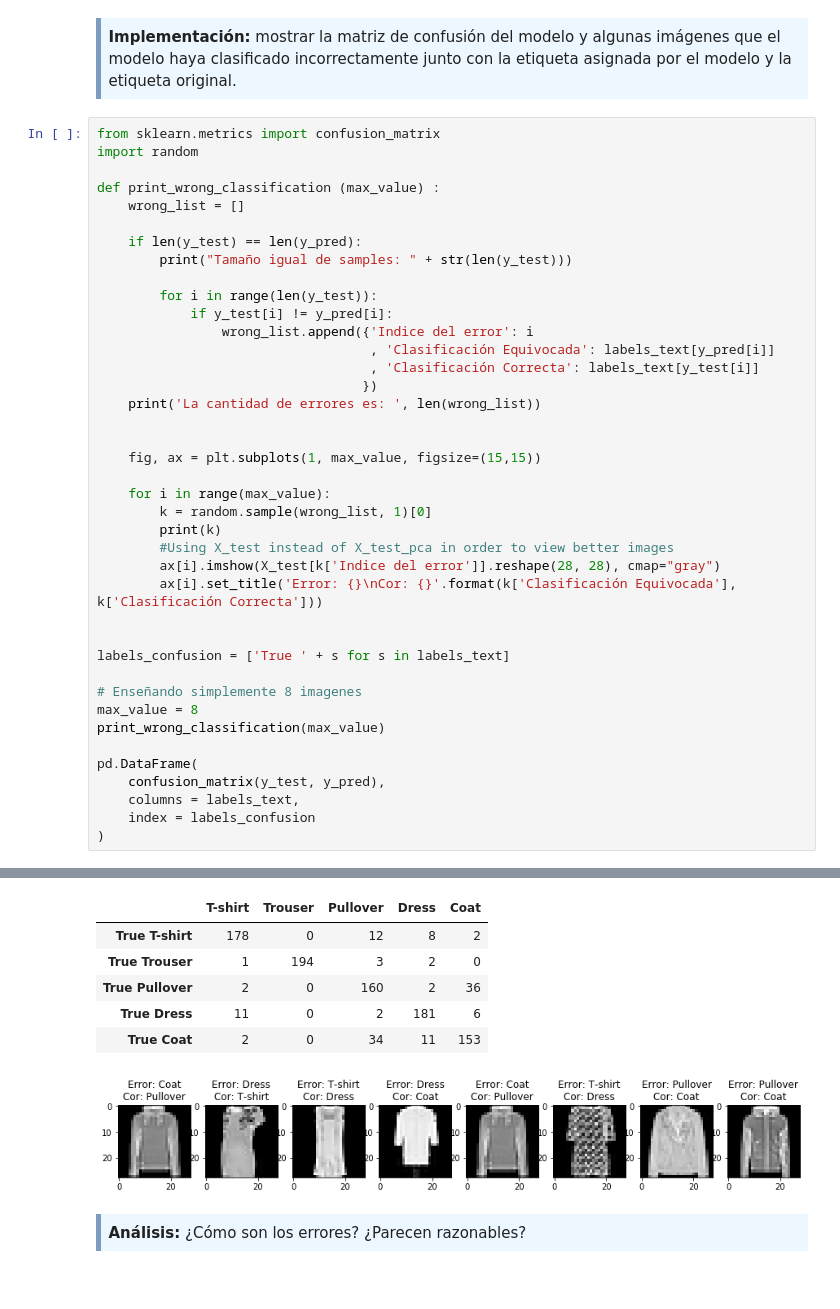
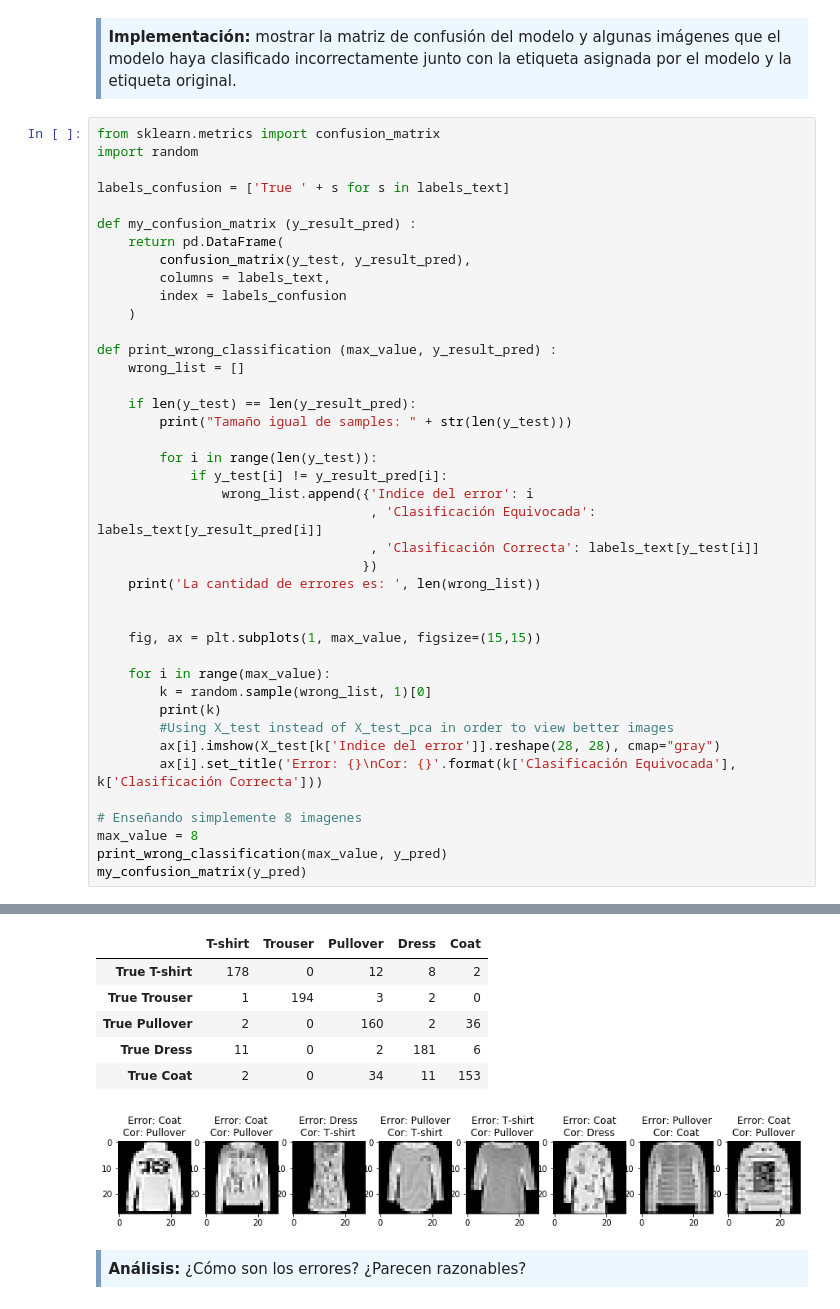
Before and after one commit to fernandoabcampos/advanced-data-mining, a Jupyter notebook: PEC3/20181_M2.855_PEC3-Enunciado.ipynb, the cells around one changed output, grey strips where cells are left out. Drawn from its saved outputs; the diff is of its cells as text.

```diff
--- a/PEC3/20181_M2.855_PEC3-Enunciado.ipynb
+++ b/PEC3/20181_M2.855_PEC3-Enunciado.ipynb
@@ -227,16 +221,25 @@ Precisión de la predicción del modelo en el conjunto = 0.866
 from sklearn.metrics import confusion_matrix
 import random
 
-def print_wrong_classification (max_value) :
+labels_confusion = ['True ' + s for s in labels_text]
+
+def my_confusion_matrix (y_result_pred) :
+    return pd.DataFrame(
+        confusion_matrix(y_test, y_result_pred),
+        columns = labels_text,
+        index = labels_confusion
+    )
+
+def print_wrong_classification (max_value, y_result_pred) :
     wrong_list = []
 
-    if len(y_test) == len(y_pred):
+    if len(y_test) == len(y_result_pred):
         print("Tamaño igual de samples: " + str(len(y_test)))
 
         for i in range(len(y_test)):
-            if y_test[i] != y_pred[i]:
+            if y_test[i] != y_result_pred[i]:
                 wrong_list.append({'Indice del error': i
-                                   , 'Clasificación Equivocada': labels_text[y_pred[i]]
+                                   , 'Clasificación Equivocada': labels_text[y_result_pred[i]]
                                    , 'Clasificación Correcta': labels_text[y_test[i]]
                                   })
     print('La cantidad de errores es: ', len(wrong_list))
@@ -251,18 +254,10 @@ def print_wrong_classification (max_value) :
         ax[i].imshow(X_test[k['Indice del error']].reshape(28, 28), cmap="gray")
         ax[i].set_title('Error: {}\nCor: {}'.format(k['Clasificación Equivocada'], k['Clasificación Correcta']))
 
-
-labels_confusion = ['True ' + s for s in labels_text]
-
 # Enseñando simplemente 8 imagenes
 max_value = 8
-print_wrong_classification(max_value)
-
-pd.DataFrame(
-    confusion_matrix(y_test, y_pred),
-    columns = labels_text,
-    index = labels_confusion
-)
+print_wrong_classification(max_value, y_pred)
+my_confusion_matrix(y_pred)
 # %% [output]
 Tamaño igual de samples: 1000
 La cantidad de errores es:  134
@@ -277,10 +272,10 @@ La cantidad de errores es:  134
 |  | T-shirt | Trouser | Pullover | Dress | Coat |
 | True T-shirt | 178 | 0 | 12 | 8 | 2 |
 | True Trouser | 1 | 194 | 3 | 2 | 0 |
 | True Pullover | 2 | 0 | 160 | 2 | 36 |
 | True Dress | 11 | 0 | 2 | 181 | 6 |
 | True Coat | 2 | 0 | 34 | 11 | 153 |
-[figure, old version]
+[figure, new version]
 # %% [markdown]
 <div style="background-color: #EDF7FF; border-color: #7C9DBF; border-left: 5px solid #7C9DBF; padding: 0.5em;">
 <strong>Análisis:</strong> ¿Cómo son los errores? ¿Parecen razonables?
```
Also changed, not shown: parts of 8 cells of this notebook.
